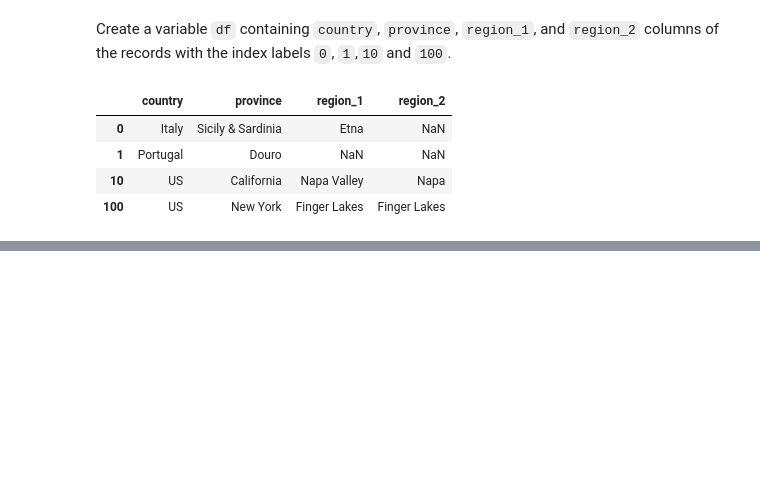
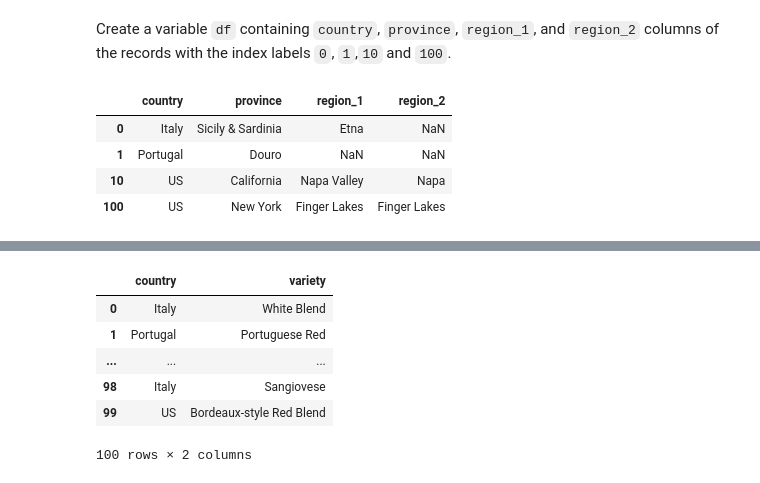
Before and after one commit to jahez07/learnin4romDrSreeni, a Jupyter notebook: kaggleLearn/Pandas/IndexingSelectingAssigning.ipynb, the cells around one changed output, grey strips where cells are left out. Drawn from its saved outputs; the diff is of its cells as text; code cells hidden in the pictures; blank space fills up the shorter version.

```diff
--- a/kaggleLearn/Pandas/IndexingSelectingAssigning.ipynb
+++ b/kaggleLearn/Pandas/IndexingSelectingAssigning.ipynb
@@ -365,0 +380,11 @@ df
+# %%
+# Another option
+reviews.iloc[:100, [0,11]]
+# %% [output]
+|  | country | variety |
+| 0 | Italy | White Blend |
+| 1 | Portugal | Portuguese Red |
+| ... | ... | ... |
+| 98 | Italy | Sangiovese |
+| 99 | US | Bordeaux-style Red Blend |
+100 rows × 2 columns
```
Also changed, not shown: parts of 3 cells of this notebook.
